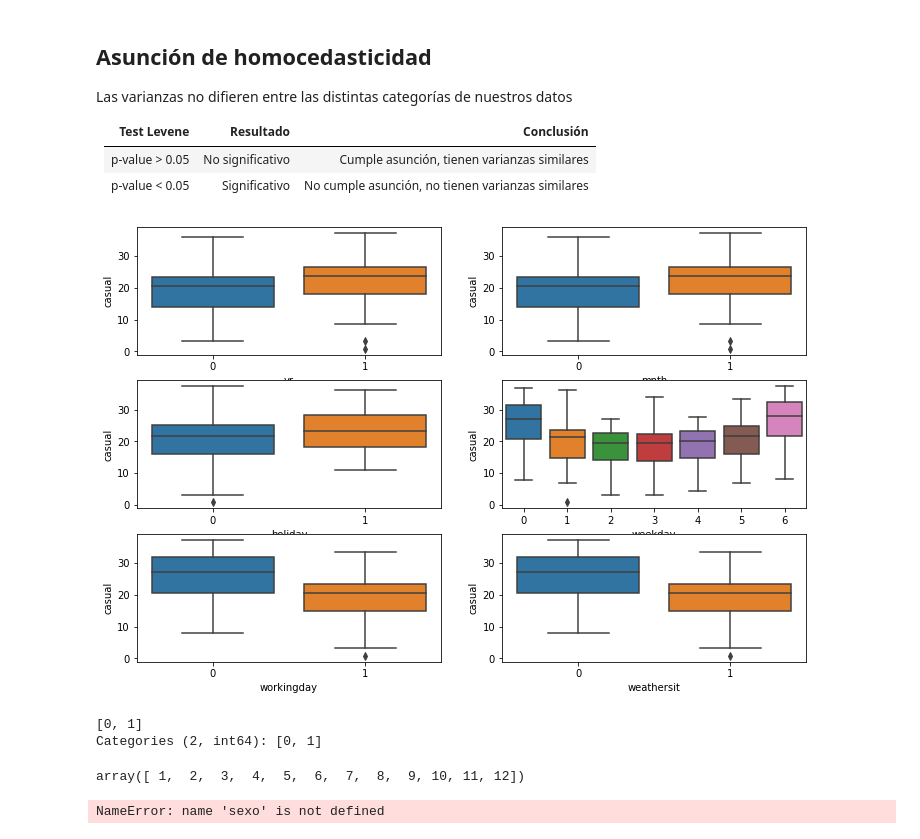
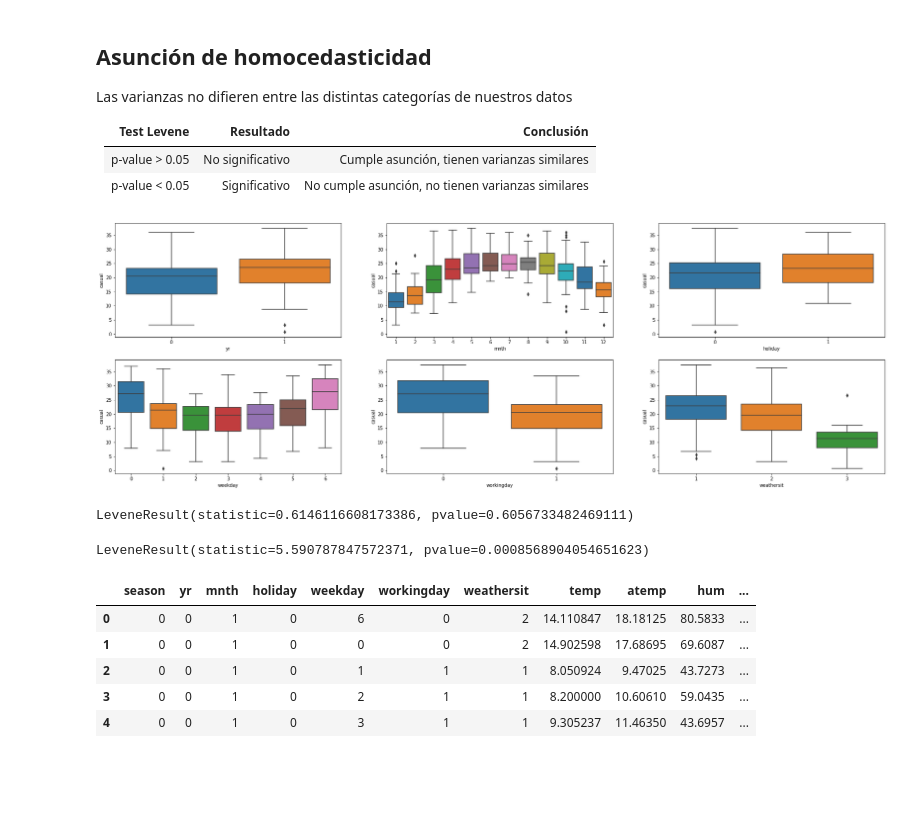
Before and after one commit to Adalab/project-da-promo-A-module-3-team-2, a Jupyter notebook: regresion_lineal_proyecto_bicicletas.ipynb, the cells around one changed output. Cells and saved outputs as stored; diff of their text form; code cells hidden in the pictures; blank space fills up the shorter version.

Commit message:
Proyecto 3 actualizado levene

```diff
--- a/regresion_lineal_proyecto_bicicletas.ipynb
+++ b/regresion_lineal_proyecto_bicicletas.ipynb
@@ -78,0 +99,4 @@ df.set_index('instant')
+# %%
+df['mnth'] = df['mnth'].astype('category')
+df['yr'] = df['yr'].astype('category')
+df['holiday'] = df['holiday'].astype('category')
@@ -136,4 +173,4 @@ def detectar_outliers(lista_columnas, df_sin_outliers):
 # %%
-columnas_numeric = df.select_dtypes(exclude = "object")
+columnas_numeric = df.select_dtypes(include = np.number)
 # %%
 lista_columnas = list(columnas_numeric)
@@ -192,12 +216,12 @@ sns.countplot(x ='mnth', data = df_sin_outliers)
 ## Cambio tipo variable
 
 df_sin_outliers["yr"] = df_sin_outliers["yr"].astype('category')
-df_sin_outliers["mnth"] = df_sin_outliers["yr"].astype('category')
+df_sin_outliers["mnth"] = df_sin_outliers["mnth"].astype('category')
 df_sin_outliers["holiday"] = df_sin_outliers["holiday"].astype('category')
 # %%
 df_sin_outliers["weekday"] = df_sin_outliers["weekday"].astype('category')
 df_sin_outliers["workingday"] = df_sin_outliers["workingday"].astype('category')
-df_sin_outliers["weathersit"] = df_sin_outliers["workingday"].astype('category')
+df_sin_outliers["weathersit"] = df_sin_outliers["weathersit"].astype('category')
 # %%
 mapa_season = {"spring": 0,"summer": 1, "autumn": 2, "winter": 3} #asigno a cada estacion un valor
 df_sin_outliers["season"] = df_sin_outliers["season"].map(mapa_season)#asigno a la columna los valores
@@ -297,31 +284,22 @@ Las varianzas no difieren entre las distintas categorías de nuestros datos
 |  p-value > 0.05 | No significativo   | Cumple asunción, tienen varianzas similares|
 |p-value < 0.05| Significativo| No cumple asunción, no tienen varianzas similares |
 # %%
-fig, axes = plt.subplots(nrows = 3, ncols = 2, figsize = (12, 8))
+fig, axes = plt.subplots(nrows = 2, ncols = 3, figsize = (30, 10))
 
 axes = axes.flat
 
 columnas_cat = df_sin_outliers.select_dtypes(include = ["object","category"]).columns
 
 for i, colum in enumerate(columnas_cat):
     sns.boxplot(
     x       = colum,
     y       = 'casual',
     data    = df_sin_outliers,
     palette = 'tab10',
     ax      = axes[i]
     )
 # %% [output]
-[figure, old version]
+[figure, new version]
-# %%
-df_sin_outliers.mnth.unique()
-# %% [output]
-[0, 1]
-Categories (2, int64): [0, 1]
-# %%
-df.mnth.unique()
-# %% [output]
-array([ 1,  2,  3,  4,  5,  6,  7,  8,  9, 10, 11, 12])
 # %%
 def datos_test_levene(columna, df_sin_outliers):
     valores = df_sin_outliers[columna].unique()
@@ -329,8 +307,3 @@ def datos_test_levene(columna, df_sin_outliers):
     for x in valores:
         d["{0}".format(x)] = df_sin_outliers[df_sin_outliers[columna] == x]["casual"]
     return d
-# %%
-levene_sexo = stats.levene(sexo['female'], sexo['male'], center='median')
-levene_sexo
-# %% [output]
-NameError: name 'sexo' is not defined
@@ -339,0 +317,5 @@ levene_sexo
+# %%
+levene_test = stats.levene(primavera, verano, otoño, invierno, center='median')
+levene_test
+# %% [output]
+LeveneResult(statistic=0.6146116608173386, pvalue=0.6056733482469111)
@@ -339,0 +327,14 @@ levene_sexo
+# %%
+levene_test = stats.levene(primavera, verano, otoño, invierno, center='median')
+levene_test
+# %% [output]
+LeveneResult(statistic=5.590787847572371, pvalue=0.0008568904054651623)
+# %%
+df_sin_outliers.head()
+# %% [output]
+|  | season | yr | mnth | holiday | weekday | workingday | weathersit | temp | atemp | hum | ... |
+| 0 | 0 | 0 | 1 | 0 | 6 | 0 | 2 | 14.110847 | 18.18125 | 80.5833 | ... |
+| 1 | 0 | 0 | 1 | 0 | 0 | 0 | 2 | 14.902598 | 17.68695 | 69.6087 | ... |
+| 2 | 0 | 0 | 1 | 0 | 1 | 1 | 1 | 8.050924 | 9.47025 | 43.7273 | ... |
+| 3 | 0 | 0 | 1 | 0 | 2 | 1 | 1 | 8.200000 | 10.60610 | 59.0435 | ... |
+| 4 | 0 | 0 | 1 | 0 | 3 | 1 | 1 | 9.305237 | 11.46350 | 43.6957 | ... |
```
Also changed, not shown: parts of 23 cells of this notebook.
